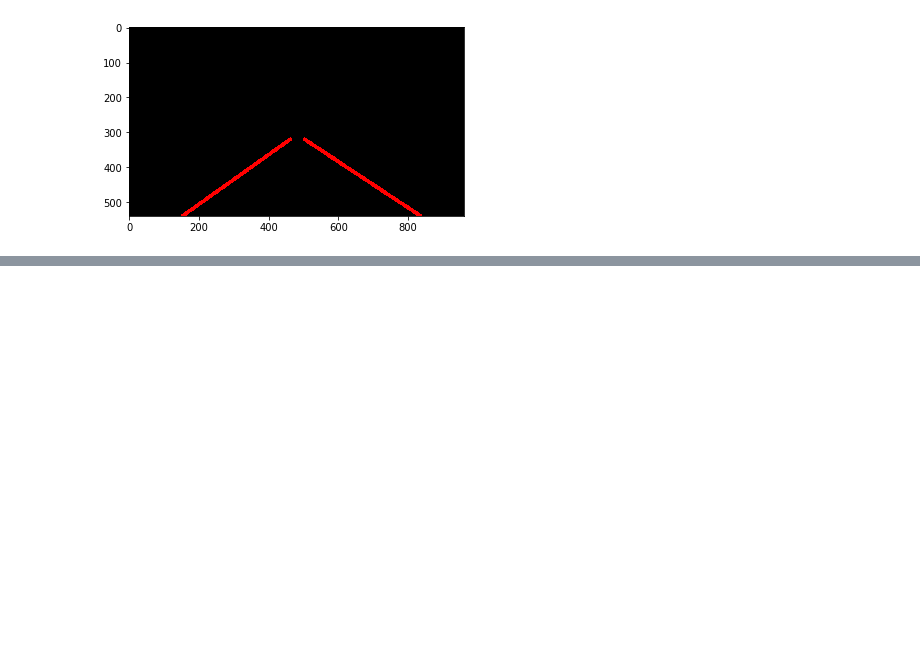
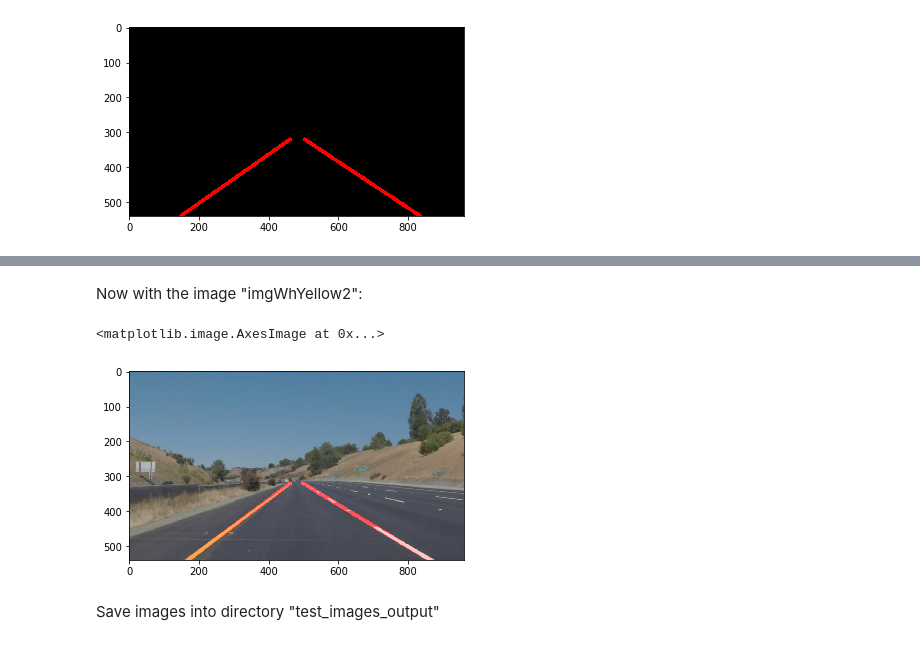
Before and after one commit to EarendilAvari/SDCND_Finding_lane_lines, a Jupyter notebook: SDCND_Project1.ipynb, the cells around one changed output, grey strips where cells are left out. Saved outputs shown, nothing was run; the diff lists cells and outputs as text; code cells hidden in the pictures; blank space fills up the shorter version.

```diff
--- a/SDCND_Project1.ipynb
+++ b/SDCND_Project1.ipynb
@@ -245,0 +274,12 @@ imgWhite2_output = weighted_img(imgWhite2, imgWhi)
+# %% [markdown]
+Now with the image "imgWhYellow2":
+# %%
+imgWhYellow2_output = findLanes(imgWhYellow2, Canny_low_threshold, lane_x_left_bottom, lane_x_left_top,
+                               lane_x_right_bottom, lane_x_right_top, lane_y_horizon, Hough_rho, Hough_theta,
+                               Hough_threshold, Hough_min_line_len, Hough_max_line_gap)
+plt.imshow(imgWhYellow2_output)
+# %% [output]
+<matplotlib.image.AxesImage at 0x...>
+[figure, added]
+# %% [markdown]
+Save images into directory "test_images_output"
```
Also changed, not shown: parts of 7 cells of this notebook, 5 other files.
